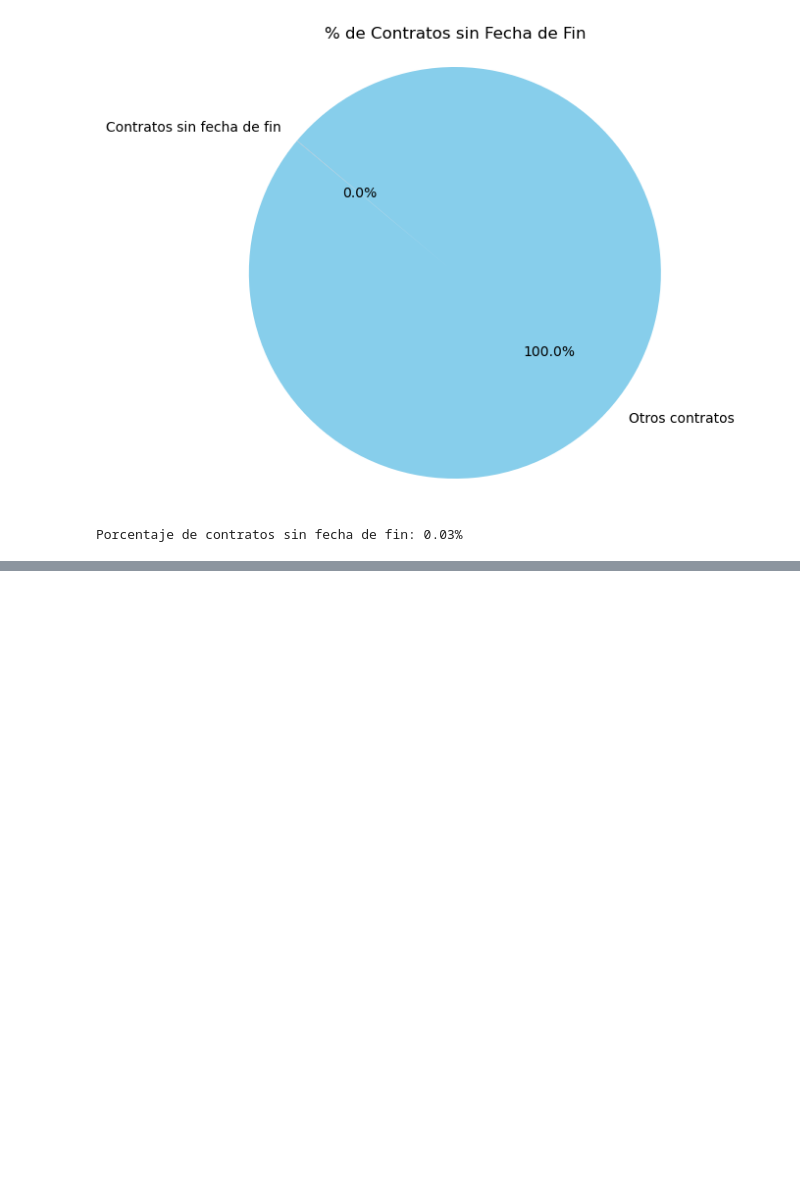
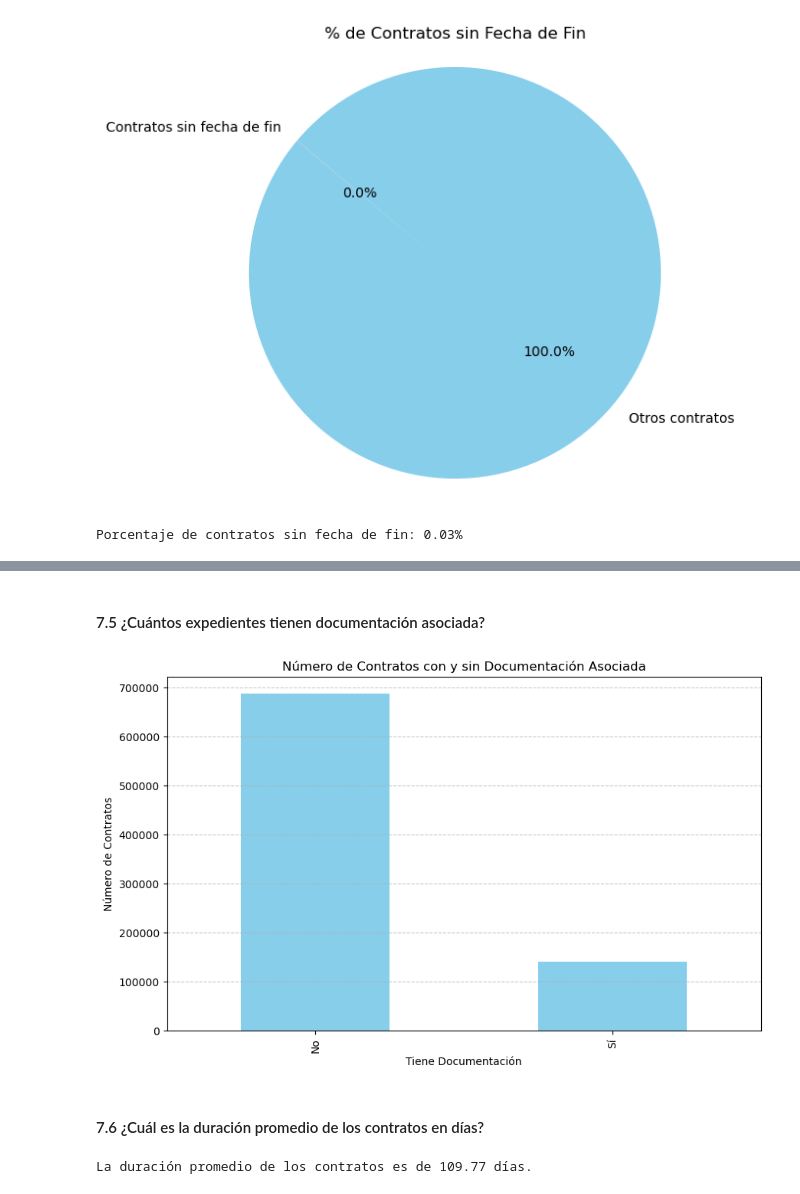
Before and after one commit to DGRIA/Anticorruption_ETL_MEX, a Jupyter notebook: src/templates/4.2_EDA_Asignacion.ipynb, the cells around one changed output, grey strips where cells are left out. Cells and saved outputs as stored; diff of their text form; code cells hidden in the pictures; blank space fills up the shorter version.

```diff
--- a/src/templates/4.2_EDA_Asignacion.ipynb
+++ b/src/templates/4.2_EDA_Asignacion.ipynb
@@ -290,0 +391,33 @@ Porcentaje de contratos sin fecha de fin: 0.03%
+# %% [markdown]
+#### 7.5 ¿Cuántos expedientes tienen documentación asociada?
+# %%
+# Contar el número de contratos con y sin documentación
+documentacion_asociada = asignacion_df['docs_url_awards'].notnull().value_counts()
+
+# Mostrar los resultados en una gráfica de barras
+plt.figure(figsize=(10, 6))
+documentacion_asociada.plot(kind='bar', color='skyblue')
+plt.xlabel('Tiene Documentación')
+plt.ylabel('Número de Contratos')
+plt.title('Número de Contratos con y sin Documentación Asociada')
+plt.xticks([0, 1], ['No', 'Sí'])
+plt.grid(axis='y', linestyle='--', alpha=0.7)
+plt.show()
+# %% [output]
+[figure, added]
+# %% [markdown]
+#### 7.6 ¿Cuál es la duración promedio de los contratos en días?
+# %%
+# Convertir las fechas a formato datetime
+asignacion_df['contract_start_date'] = pd.to_datetime(asignacion_df['contract_start_date'], errors='coerce')
+asignacion_df['contract_end_date'] = pd.to_datetime(asignacion_df['contract_end_date'], errors='coerce')
+
+# Calcular la duración de cada contrato
+asignacion_df['contract_duration'] = (asignacion_df['contract_end_date'] - asignacion_df['contract_start_date']).dt.days
+
+# Calcular la duración promedio
+duracion_promedio = asignacion_df['contract_duration'].mean()
+
+print(f"La duración promedio de los contratos es de {duracion_promedio:.2f} días.")
+# %% [output]
+La duración promedio de los contratos es de 109.77 días.
```
Also changed, not shown: parts of 5 cells of this notebook, 1 other file.
